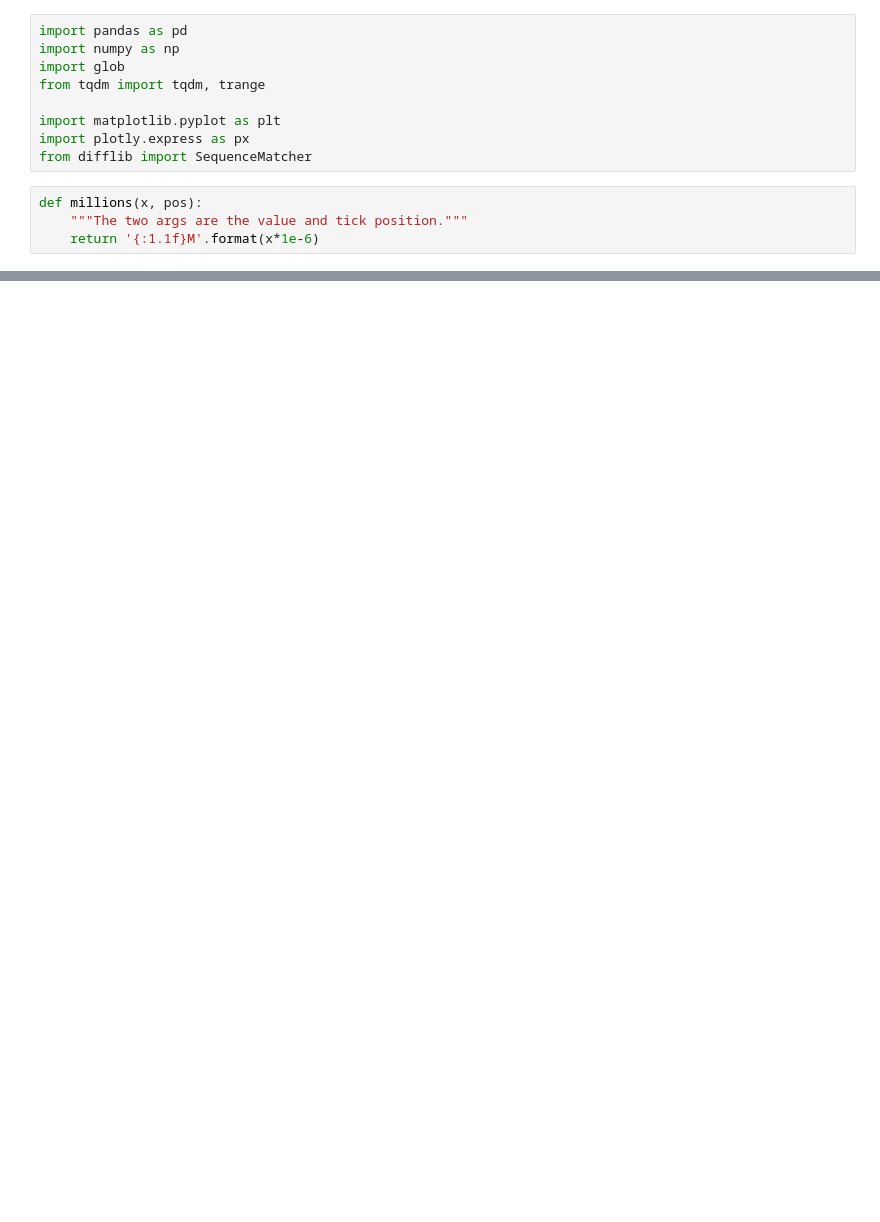
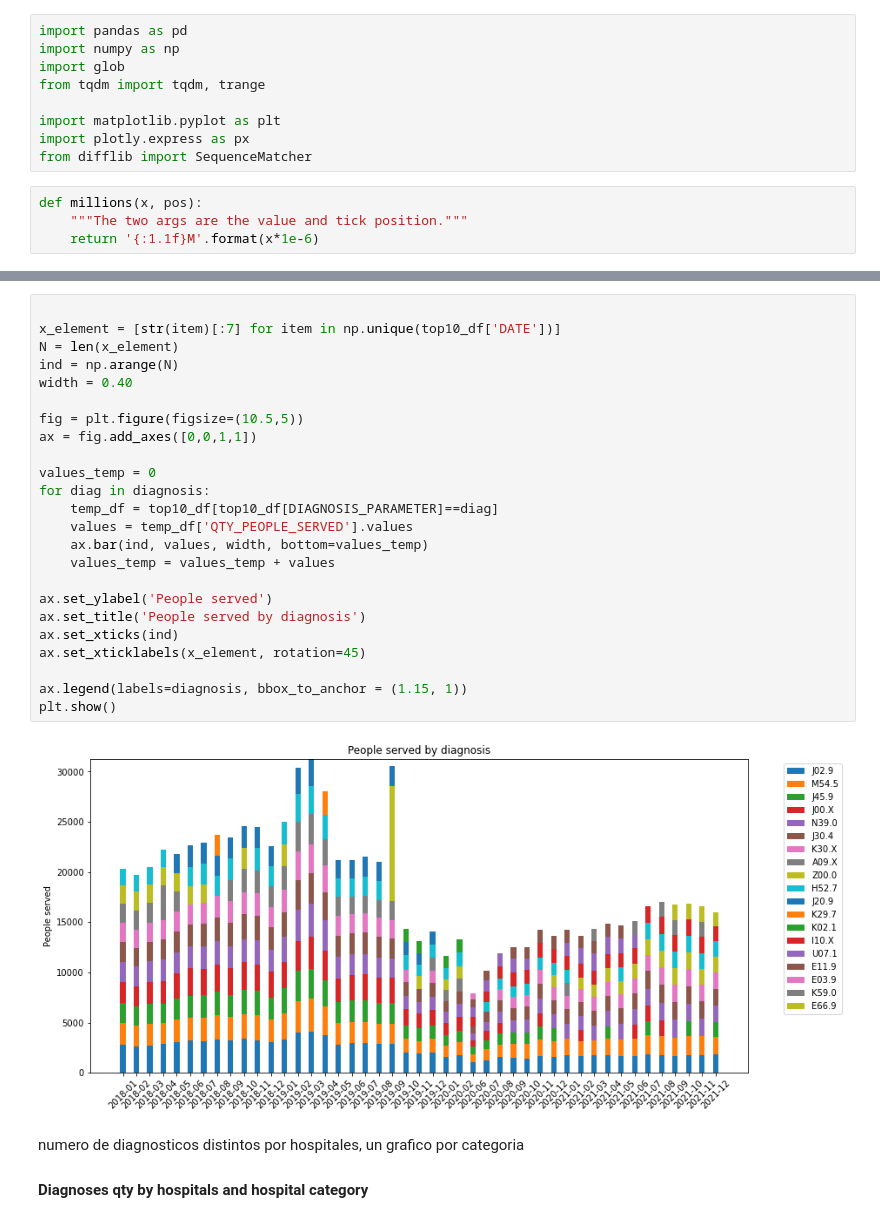
Before and after one commit to johnkbarrera/hospital_demand, a Jupyter notebook: data_processing.ipynb, the cells around one changed output, grey strips where cells are left out. Saved outputs shown, nothing was run; the diff lists cells and outputs as text; blank space fills up the shorter version.

```diff
--- a/data_processing.ipynb
+++ b/data_processing.ipynb
@@ -58,0 +101,29 @@ fig.show()
+# %%
+
+x_element = [str(item)[:7] for item in np.unique(top10_df['DATE'])]
+N = len(x_element)
+ind = np.arange(N)
+width = 0.40
+
+fig = plt.figure(figsize=(10.5,5))
+ax = fig.add_axes([0,0,1,1])
+
+values_temp = 0
+for diag in diagnosis:
+    temp_df = top10_df[top10_df[DIAGNOSIS_PARAMETER]==diag]
+    values = temp_df['QTY_PEOPLE_SERVED'].values
+    ax.bar(ind, values, width, bottom=values_temp)
+    values_temp = values_temp + values
+
+ax.set_ylabel('People served')
+ax.set_title('People served by diagnosis')
+ax.set_xticks(ind)
+ax.set_xticklabels(x_element, rotation=45)
+
+ax.legend(labels=diagnosis, bbox_to_anchor = (1.15, 1))
+plt.show()
+# %% [output]
+[figure, added]
+# %% [markdown]
+numero de diagnosticos distintos por hospitales, un grafico por categoria
+#### Diagnoses qty by hospitals and hospital category
```
Also changed, not shown: parts of 14 cells of this notebook, 1 other file.
